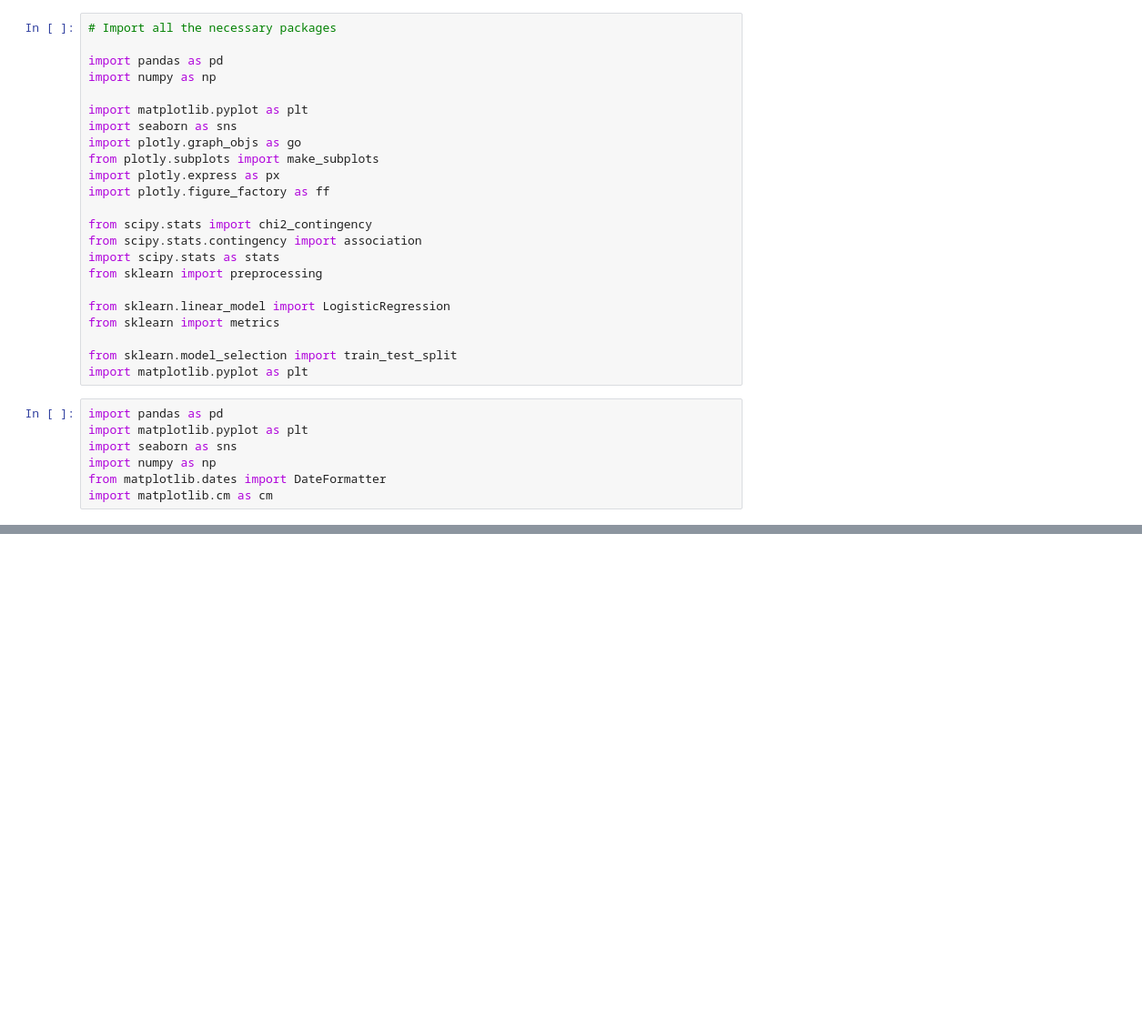
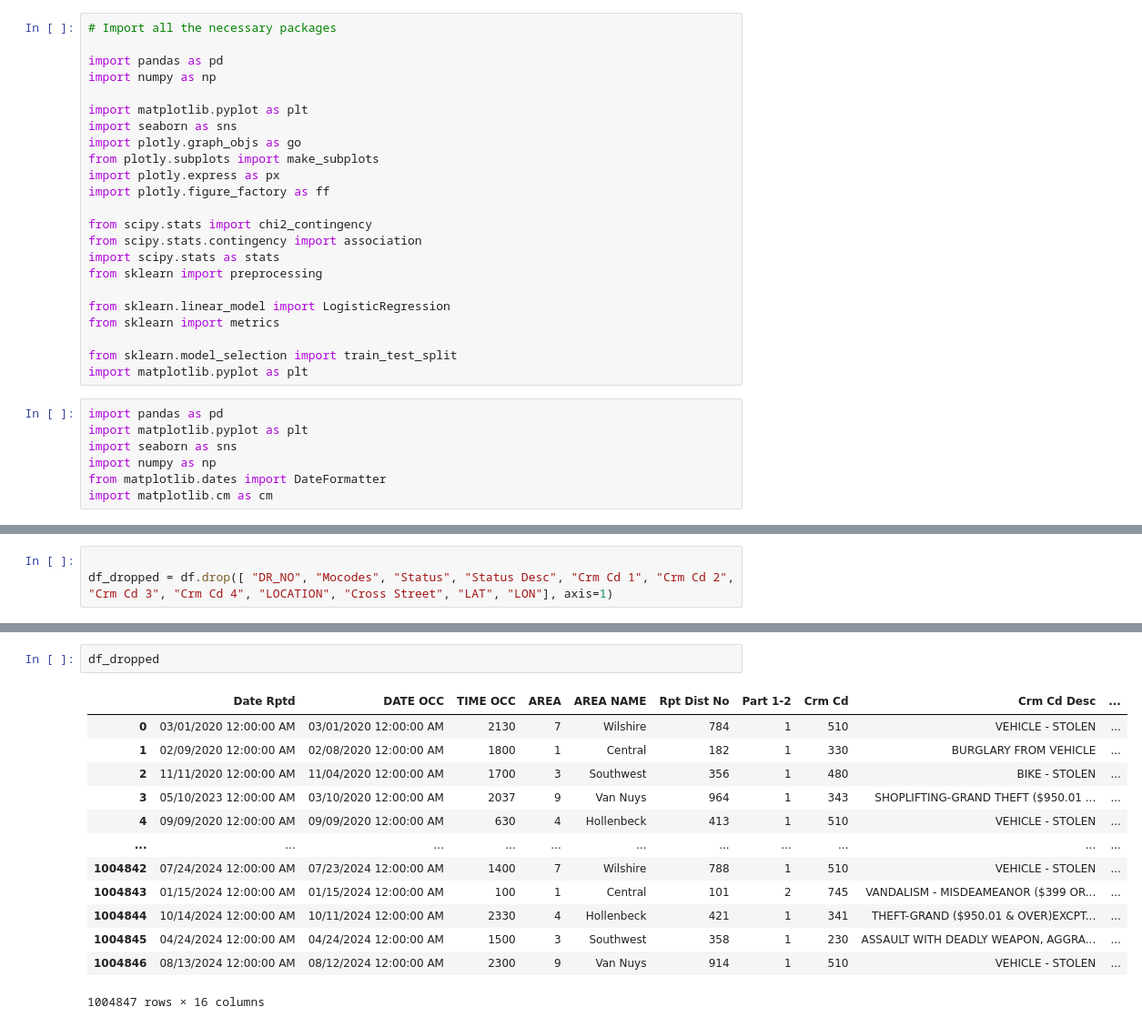
Before and after one commit to ChunKuiLau/Project-1, a Jupyter notebook: EDA mini project.ipynb, the cells around one changed output, grey strips where cells are left out. Shown at 91% size. Cells and saved outputs as stored; diff of their text form; blank space fills up the shorter version.

```diff
--- a/EDA mini project.ipynb
+++ b/EDA mini project.ipynb
@@ -91,0 +111,3 @@ dtype: int64
+# %%
+
+df_dropped = df.drop([ "DR_NO", "Mocodes", "Status", "Status Desc", "Crm Cd 1", "Crm Cd 2", "Crm Cd 3", "Crm Cd 4", "LOCATION", "Cross Street", "LAT", "LON"], axis=1)
@@ -91,0 +132,16 @@ dtype: int64
+# %%
+df_dropped
+# %% [output]
+|  | Date Rptd | DATE OCC | TIME OCC | AREA | AREA NAME | Rpt Dist No | Part 1-2 | Crm Cd | Crm Cd Desc | ... |
+| 0 | 03/01/2020 12:00:00 AM | 03/01/2020 12:00:00 AM | 2130 | 7 | Wilshire | 784 | 1 | 510 | VEHICLE - STOLEN | ... |
+| 1 | 02/09/2020 12:00:00 AM | 02/08/2020 12:00:00 AM | 1800 | 1 | Central | 182 | 1 | 330 | BURGLARY FROM VEHICLE | ... |
+| 2 | 11/11/2020 12:00:00 AM | 11/04/2020 12:00:00 AM | 1700 | 3 | Southwest | 356 | 1 | 480 | BIKE - STOLEN | ... |
+| 3 | 05/10/2023 12:00:00 AM | 03/10/2020 12:00:00 AM | 2037 | 9 | Van Nuys | 964 | 1 | 343 | SHOPLIFTING-GRAND THEFT ($950.01 ... | ... |
+| 4 | 09/09/2020 12:00:00 AM | 09/09/2020 12:00:00 AM | 630 | 4 | Hollenbeck | 413 | 1 | 510 | VEHICLE - STOLEN | ... |
+| ... | ... | ... | ... | ... | ... | ... | ... | ... | ... | ... |
+| 1004842 | 07/24/2024 12:00:00 AM | 07/23/2024 12:00:00 AM | 1400 | 7 | Wilshire | 788 | 1 | 510 | VEHICLE - STOLEN | ... |
+| 1004843 | 01/15/2024 12:00:00 AM | 01/15/2024 12:00:00 AM | 100 | 1 | Central | 101 | 2 | 745 | VANDALISM - MISDEAMEANOR ($399 OR... | ... |
+| 1004844 | 10/14/2024 12:00:00 AM | 10/11/2024 12:00:00 AM | 2330 | 4 | Hollenbeck | 421 | 1 | 341 | THEFT-GRAND ($950.01 & OVER)EXCPT... | ... |
+| 1004845 | 04/24/2024 12:00:00 AM | 04/24/2024 12:00:00 AM | 1500 | 3 | Southwest | 358 | 1 | 230 | ASSAULT WITH DEADLY WEAPON, AGGRA... | ... |
+| 1004846 | 08/13/2024 12:00:00 AM | 08/12/2024 12:00:00 AM | 2300 | 9 | Van Nuys | 914 | 1 | 510 | VEHICLE - STOLEN | ... |
+1004847 rows × 16 columns
```
Also changed, not shown: parts of 9 cells of this notebook, 1 other file.
